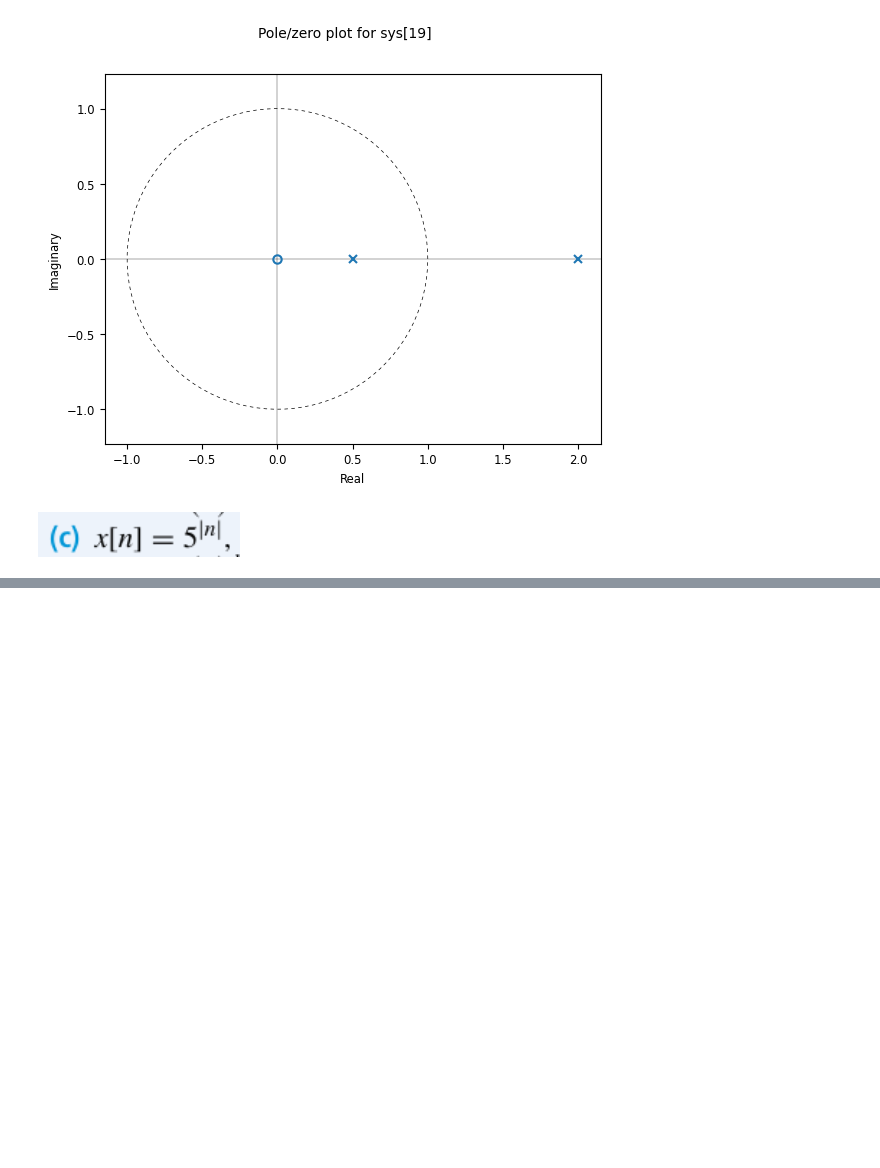
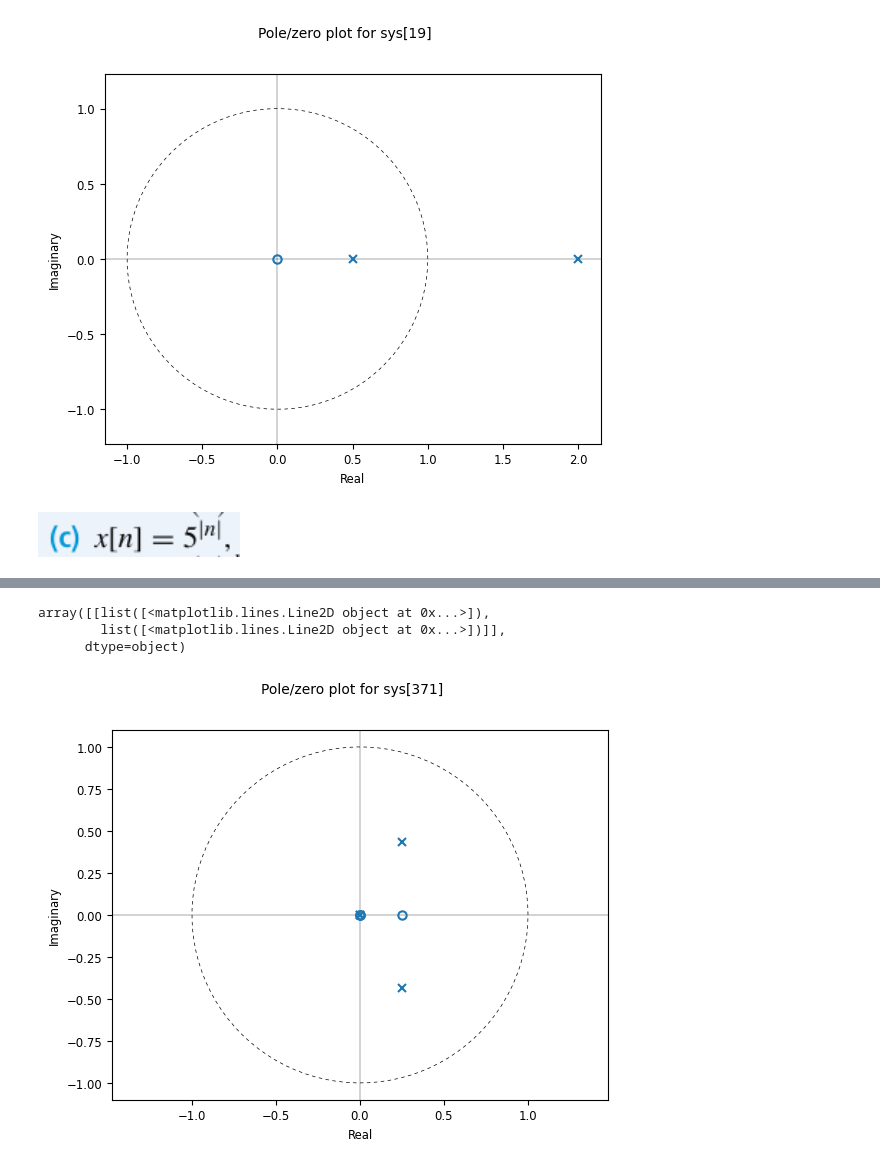
Before and after one commit to Teun0n/DTSP_notes, a Jupyter notebook: kap3.ipynb, the cells around one changed output, grey strips where cells are left out. Drawn from its saved outputs; the diff is of its cells as text; code cells hidden in the pictures; blank space fills up the shorter version.

```diff
--- a/kap3.ipynb
+++ b/kap3.ipynb
@@ -74,0 +126,9 @@ array([[list([<matplotlib.lines.Line2D object at 0x...>]),
+# %%
+z = control.TransferFunction.z
+S=(1-0.25*z**(-1))/(0.5*z**(-1)-0.25*z**(-2)-1)
+control.pzmap(S)
+# %% [output]
+array([[list([<matplotlib.lines.Line2D object at 0x...>]),
+        list([<matplotlib.lines.Line2D object at 0x...>])]],
+      dtype=object)
+[figure, added]
```
Also changed, not shown: parts of 15 cells of this notebook.
